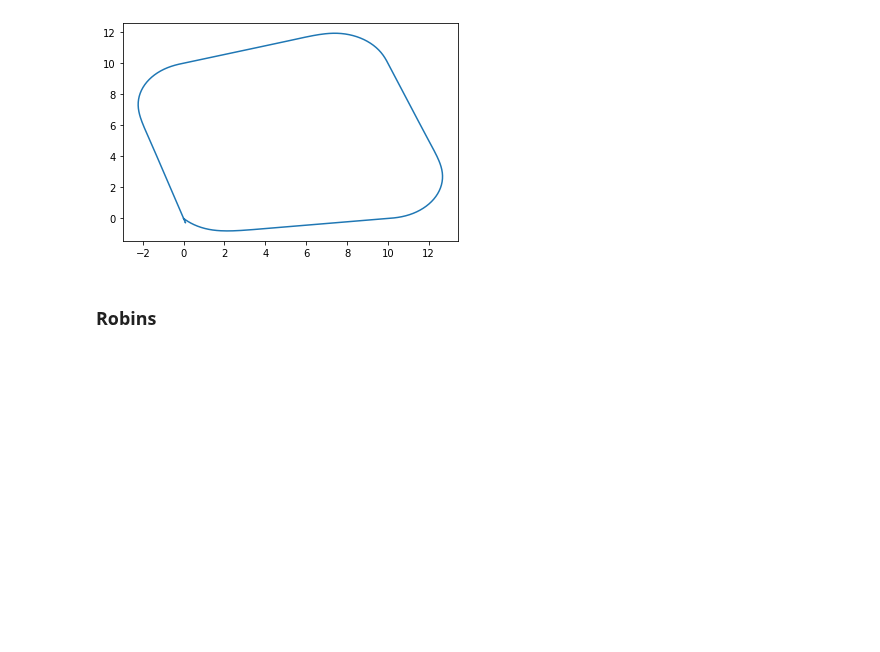
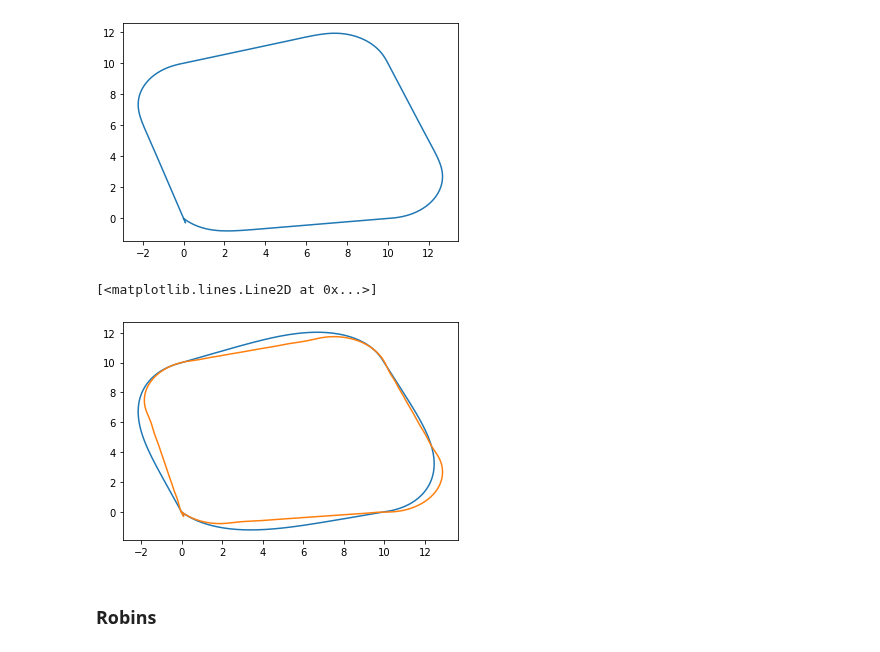
Before and after one commit to vanthuanhvhq/GA_FLC, a Jupyter notebook: Optimization_of_FuzzyLogicController.ipynb, the cells around one changed output. Drawn from its saved outputs; the diff is of its cells as text; code cells hidden in the pictures; blank space fills up the shorter version.

```diff
--- a/Optimization_of_FuzzyLogicController.ipynb
+++ b/Optimization_of_FuzzyLogicController.ipynb
@@ -891,3 +879,14 @@ def fitnessFunctionFLC_DistanceMulti(chromosomes):
+# %%
+def singleAsMultiValue(singleFunction):
+    def resultFunction(chromosomes):
+        results = []
+        for chromosome in chromosomes:
+            results.append(singleFunction(chromosome))
+        return results
+    return resultFunction
+
+fitnessFunctionFLC_EnergyMulti = singleAsMultiValue(fitnessFunctionFLC_Energy)
+fitnessFunctionFLC_DistanceMulti = singleAsMultiValue(fitnessFunctionFLC_Distance)
 # %% [markdown]
 ### Circle
 # %%
@@ -897,3 +898,7 @@ fitnessFunctionCircle_FullResults = createFitnessFunction(simulationDescription,
+# %%
+fitnessFunctionCircle_EnergyMulti = singleAsMultiValue(fitnessFunctionCircle_Energy)
+fitnessFunctionCircle_DistanceMulti = singleAsMultiValue(fitnessFunctionCircle_Distance)
+fitnessFunctionCircle_FullResultsMulti = singleAsMultiValue(fitnessFunctionCircle_FullResults)
 # %% [markdown]
 **Demonstration**
 # %%
@@ -907,6 +908,13 @@ plt.plot(results['x'], results['y'])
 # %% [output]
 [<matplotlib.lines.Line2D at 0x...>]
 [figure]
+# %%
+results = fitnessFunctionCircle_FullResultsMulti([[2], [16]])
+plt.plot(results[0]['x'], results[0]['y'])
+plt.plot(results[1]['x'], results[1]['y'])
+# %% [output]
+[<matplotlib.lines.Line2D at 0x...>]
+[figure, added]
 # %% [markdown]
 ### Robins
 # %%
```
Also changed, not shown: parts of 3 cells of this notebook.
